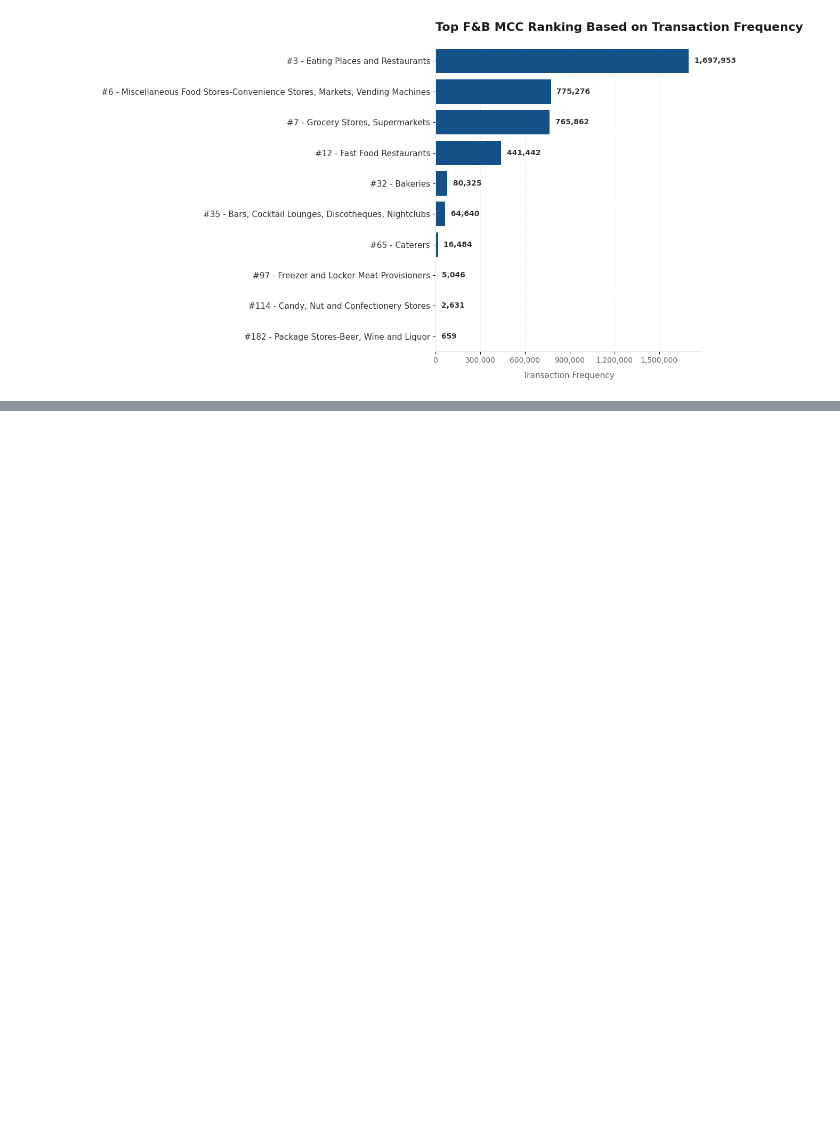
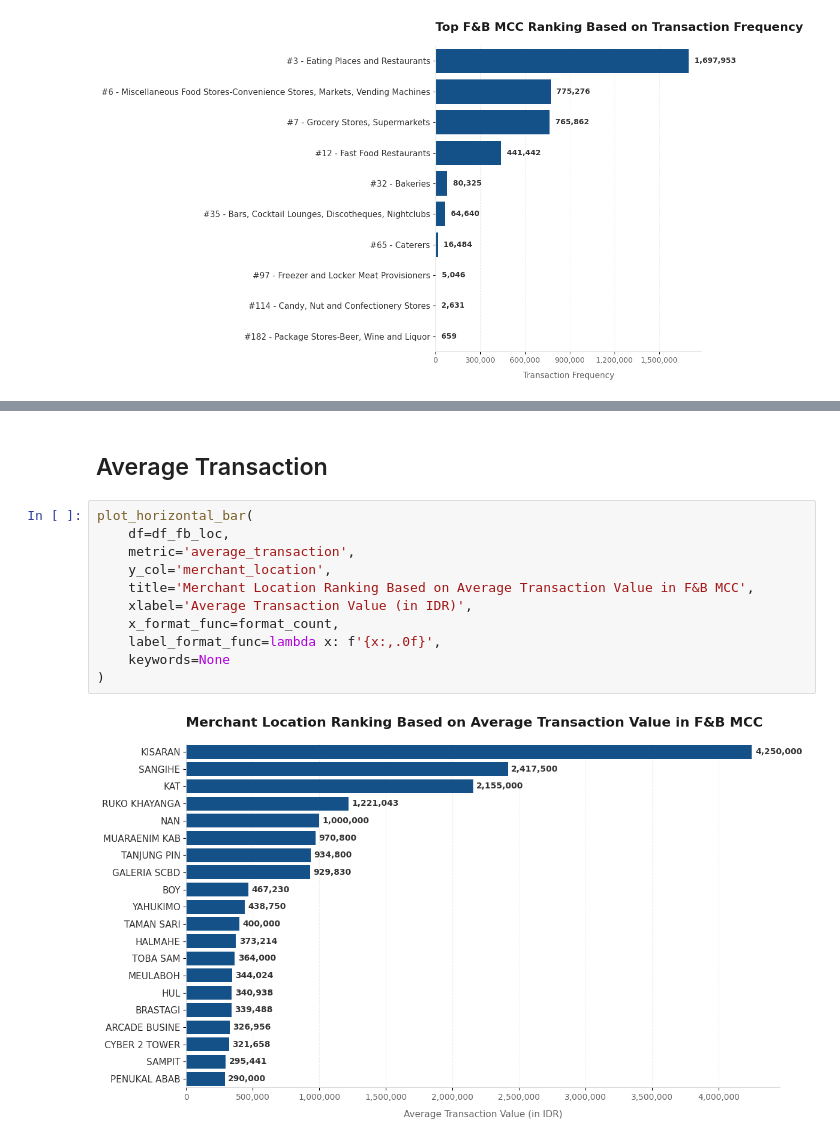
Before and after one commit to FakhriAl-farobi/qris-insight, a Jupyter notebook: F&B.ipynb, the cells around one changed output, grey strips where cells are left out. Cells and saved outputs as stored; diff of their text form; blank space fills up the shorter version.

```diff
--- a/F&B.ipynb
+++ b/F&B.ipynb
@@ -167,0 +406,15 @@ plot_horizontal_bar(
+# %% [markdown]
+## Average Transaction
+# %%
+plot_horizontal_bar(
+    df=df_fb_loc,
+    metric='average_transaction',
+    y_col='merchant_location',
+    title='Merchant Location Ranking Based on Average Transaction Value in F&B MCC',
+    xlabel='Average Transaction Value (in IDR)',
+    x_format_func=format_count,
+    label_format_func=lambda x: f'{x:,.0f}',
+    keywords=None
+)
+# %% [output]
+[figure, added]
```
Also changed, not shown: parts of 29 cells of this notebook, 6 other files.
